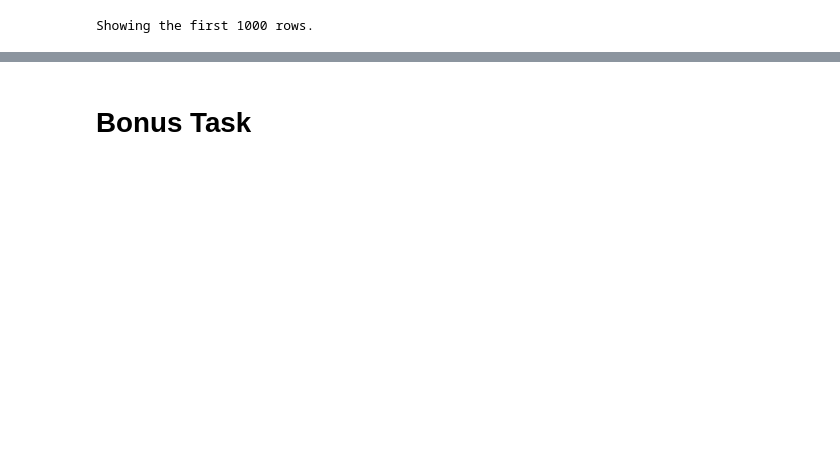
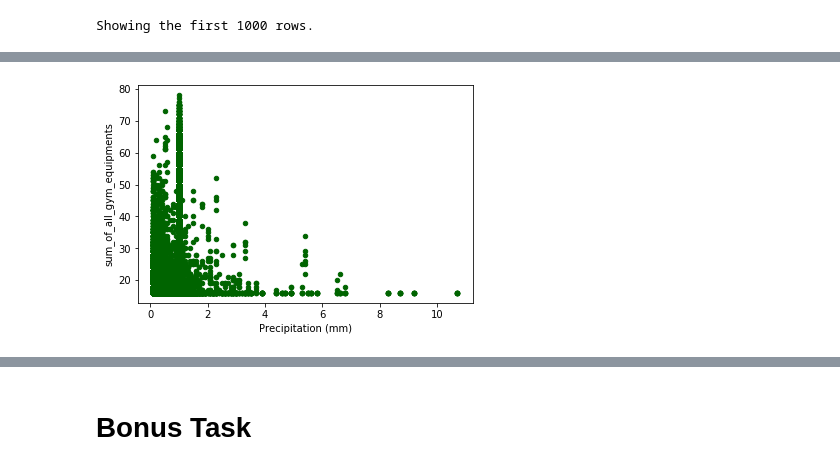
Before and after one commit to jimtodd92/OutdoorGymAnalytics, a Jupyter notebook: src/notebooks/exploratory_analytics.ipynb, the cells around one changed output, grey strips where cells are left out. Cells and saved outputs as stored; diff of their text form; code cells hidden in the pictures; blank space fills up the shorter version.

```diff
--- a/src/notebooks/exploratory_analytics.ipynb
+++ b/src/notebooks/exploratory_analytics.ipynb
@@ -259,7 +265,3 @@ display(df_weather_gym_merged)
 | 18 | 2020-04-26 | 2020-04-26T18:10:00.000+0000 | 10 | 3 | 7 | 6 | ... |
 | 18 | 2020-04-26 | 2020-04-26T18:20:00.000+0000 | 5 | 6 | 7 | 3 | ... |
 Showing the first 1000 rows.
-# %%
-# Join gym and weather dataset on hour of each date.
-df_weather_gym_merged = df_with_new_features.join(df_weather, on =['hour_of_day', 'date_of_ts'], how = 'inner')
-display(df_weather_gym_merged)
@@ -284,0 +268,4 @@ Showing the first 1000 rows.
+# %%
+pdf = df_weather_gym_merged.toPandas()
+# Remove -1 values, and replace O with noise.
+pdf = pdf.replace({'0':1.0})[['sum_of_all_gym_equipments', 'Precipitation (mm)']][pdf['Precipitation (mm)']!=-1]
@@ -284,0 +274,9 @@ Showing the first 1000 rows.
+# %%
+# Precipitation vs gym usage.
+pdf.plot.scatter(x='Precipitation (mm)',
+                       y = 'sum_of_all_gym_equipments',
+                       c='DarkGreen')
+
+# Interpretation: Gym usage is more when Precipitation is less, and less when Precipitation is more.
+# %% [output]
+[figure, added]
```
Also changed, not shown: parts of 16 cells of this notebook.
